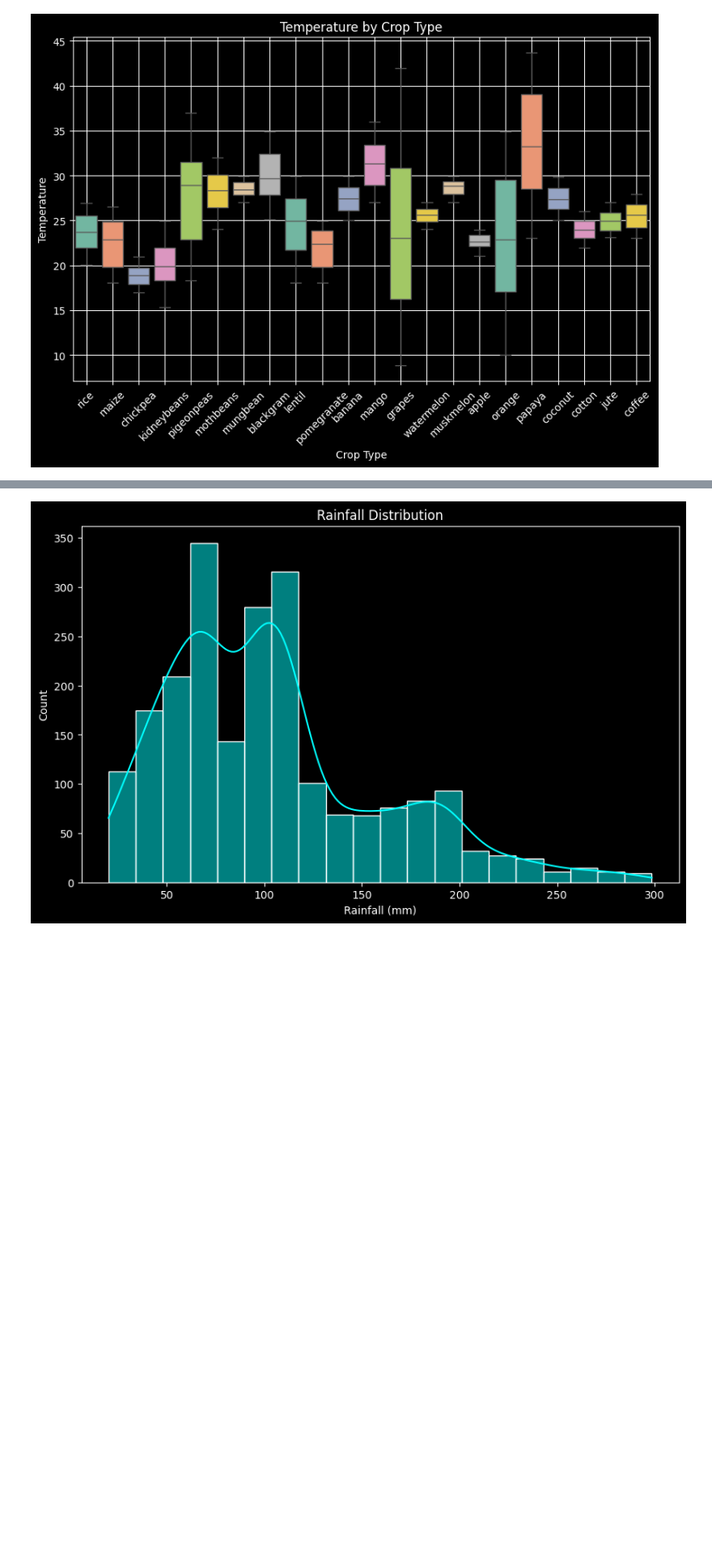
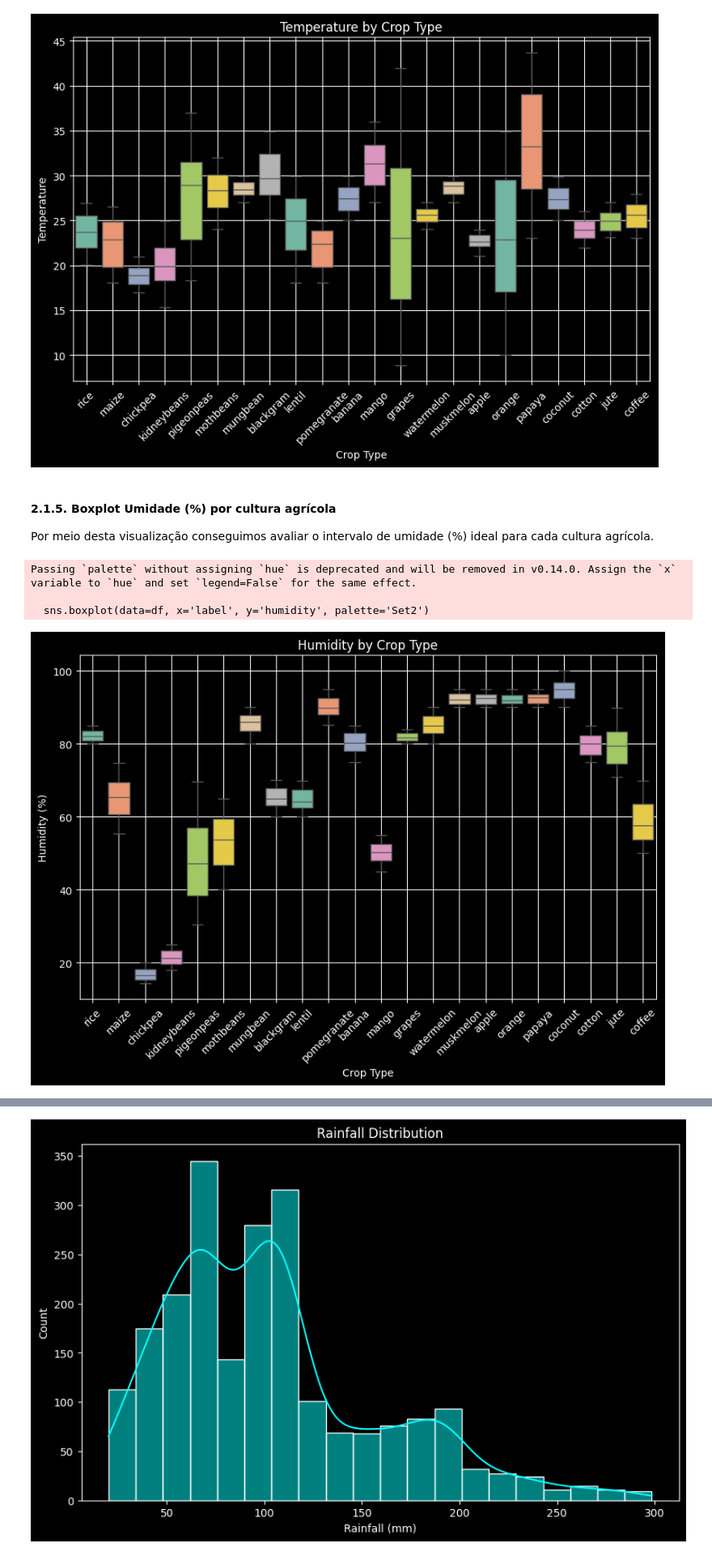
Before and after one commit to luisfuturist/activity-fiap-ai-p3a4, a Jupyter notebook: LuisFillipeEmidio_RM559976_fase3_cap14.ipynb, the cells around one changed output, grey strips where cells are left out. Shown at 81% size. Saved outputs shown, nothing was run; the diff lists cells and outputs as text; code cells hidden in the pictures; blank space fills up the shorter version.

```diff
--- a/LuisFillipeEmidio_RM559976_fase3_cap14.ipynb
+++ b/LuisFillipeEmidio_RM559976_fase3_cap14.ipynb
@@ -332,3 +360,21 @@ Passing `palette` without assigning `hue` is deprecated and will be removed in v
 
   sns.boxplot(data=df, x='label', y='temperature', palette='Set2')
 [figure]
+# %% [markdown]
+#### 2.1.5. Boxplot Umidade (%) por cultura agrícola
+
+Por meio desta visualização conseguimos avaliar o intervalo de umidade (%) ideal para cada cultura agrícola.
+# %%
+plt.figure(figsize=(10, 6))
+sns.boxplot(data=df, x='label', y='humidity', palette='Set2')
+plt.title('Humidity by Crop Type')
+plt.xlabel('Crop Type')
+plt.ylabel('Humidity (%)')
+plt.xticks(rotation=45)
+plt.grid()
+plt.show()
+# %% [output]
+Passing `palette` without assigning `hue` is deprecated and will be removed in v0.14.0. Assign the `x` variable to `hue` and set `legend=False` for the same effect.
+
+  sns.boxplot(data=df, x='label', y='humidity', palette='Set2')
+[figure, added]
```
Also changed, not shown: parts of 35 cells of this notebook, 1 other file.
